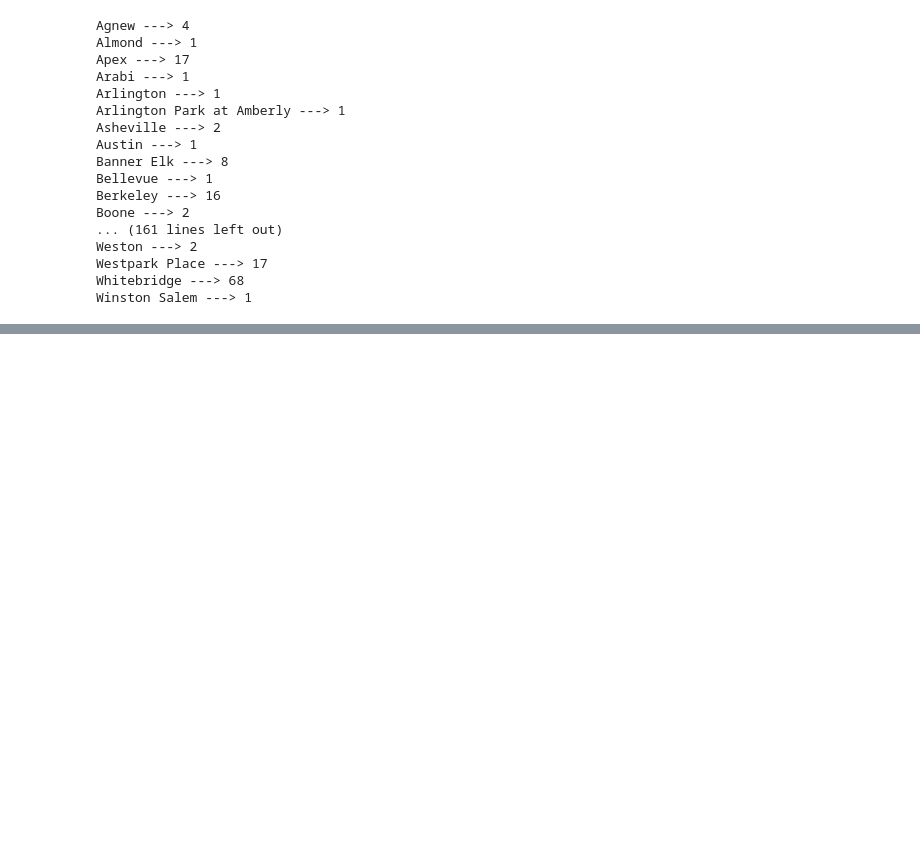
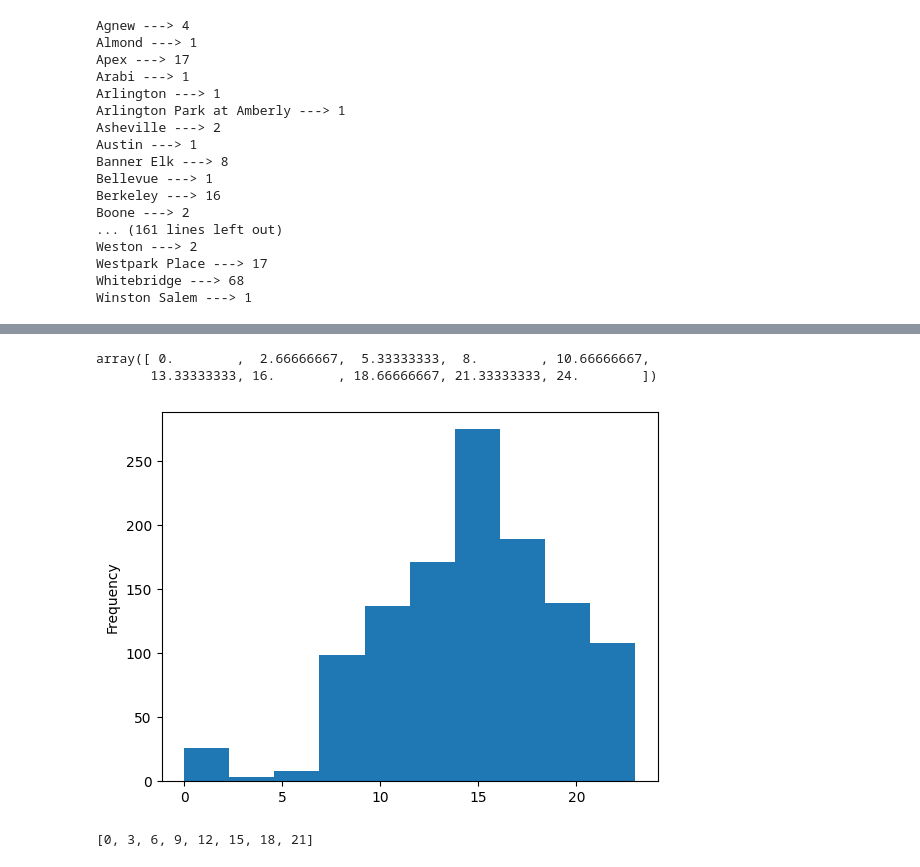
Before and after one commit to gtksolutionstraining/CodinGrad-FDS-4-Datascience, a Jupyter notebook: AnalyticalThinking.ipynb, the cells around one changed output, grey strips where cells are left out. Cells and saved outputs as stored; diff of their text form; code cells hidden in the pictures; blank space fills up the shorter version.

```diff
--- a/AnalyticalThinking.ipynb
+++ b/AnalyticalThinking.ipynb
@@ -158,0 +341,2 @@ array([False, False, False, ..., False, False, False])
+# %%
+times = uber_data["START_DATE*"].apply(lambda x:x.split(" ")[1])
@@ -158,0 +358,19 @@ array([False, False, False, ..., False, False, False])
+# %%
+hours = times.apply(lambda x:x.split(':')[0])
+# %%
+hours = pd.to_numeric(hours)
+# %%
+np.linspace(0,24,10)
+# %% [output]
+array([ 0.        ,  2.66666667,  5.33333333,  8.        , 10.66666667,
+       13.33333333, 16.        , 18.66666667, 21.33333333, 24.        ])
+# %%
+hours.plot.hist()
+# plt.xticks(list(range(0,24,2)))
+plt.show()
+# %% [output]
+[figure, added]
+# %%
+list(range(0,24,3))
+# %% [output]
+[0, 3, 6, 9, 12, 15, 18, 21]
```
Also changed, not shown: parts of 19 cells of this notebook.
